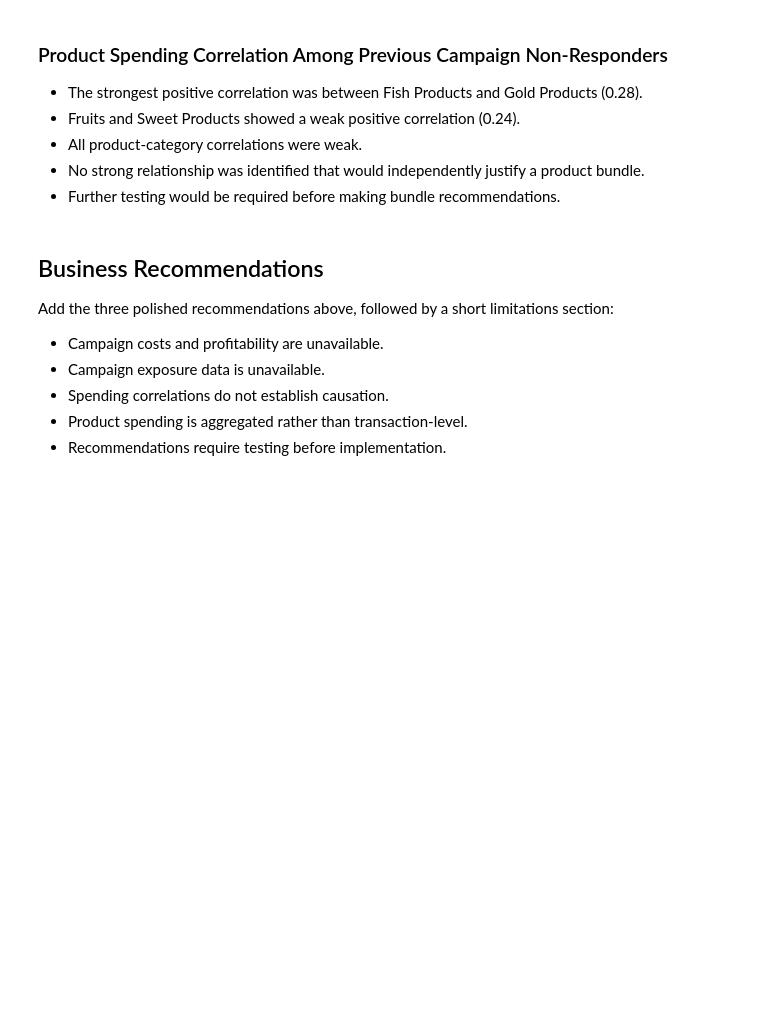
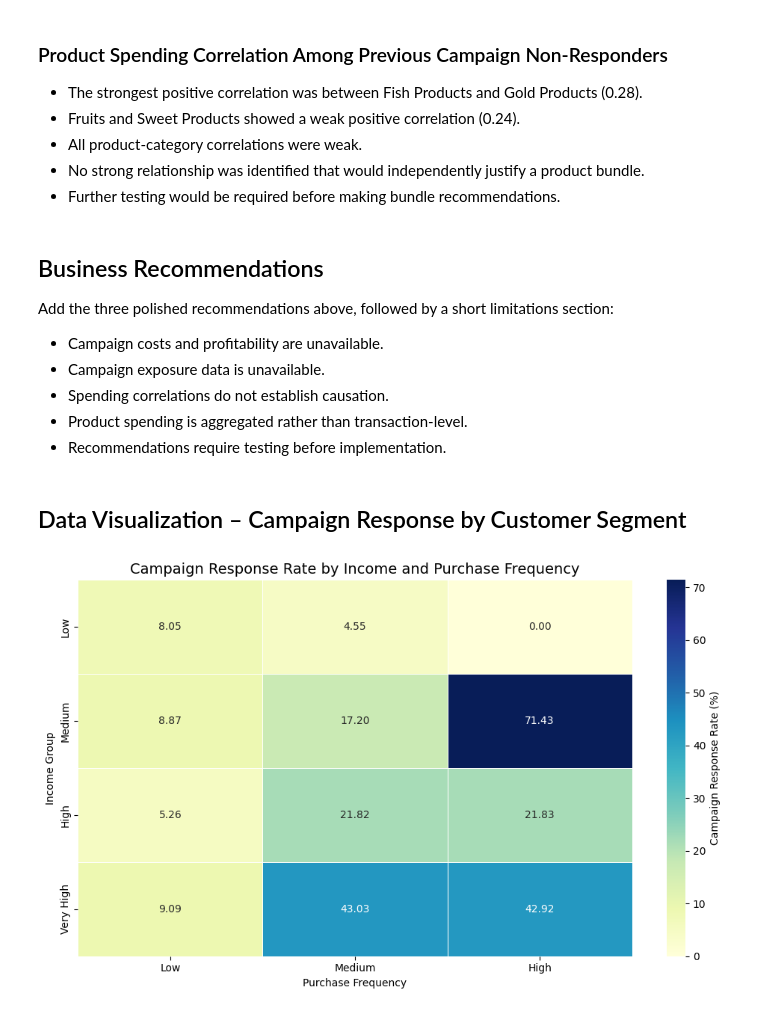
Before and after one commit to nikhitawandhare-data/marketing-campaign-eda., a Jupyter notebook: notebook/Marketing_Campaign_EDA.ipynb, the cells around one changed output. Saved outputs shown, nothing was run; the diff lists cells and outputs as text; code cells hidden in the pictures; blank space fills up the shorter version.

Commit message:
Add campaign response heatmap analysis to notebook

```diff
--- a/notebook/Marketing_Campaign_EDA.ipynb
+++ b/notebook/Marketing_Campaign_EDA.ipynb
@@ -2610,3 +2610,46 @@ Add the three polished recommendations above, followed by a short limitations se
 - Spending correlations do not establish causation.
 - Product spending is aggregated rather than transaction-level.
 - Recommendations require testing before implementation.
+# %% [markdown]
+## Data Visualization – Campaign Response by Customer Segment
+# %%
+import matplotlib.pyplot as plt
+import seaborn as sns
+
+# Convert the analysis into a table for visualization
+response_heatmap = segment_response_analysis[
+    "Response_Rate"
+].unstack()
+
+# Create the heatmap
+plt.figure(figsize=(10, 6))
+
+sns.heatmap(
+    response_heatmap,
+    annot=True,
+    fmt=".2f",
+    cmap="YlGnBu",
+    linewidths=0.5,
+    cbar_kws={"label": "Campaign Response Rate (%)"}
+)
+
+plt.title(
+    "Campaign Response Rate by Income and Purchase Frequency",
+    fontsize=14
+)
+
+plt.xlabel("Purchase Frequency")
+plt.ylabel("Income Group")
+
+plt.tight_layout()
+
+# Save chart for GitHub
+plt.savefig(
+    "campaign_response_heatmap.png",
+    dpi=300,
+    bbox_inches="tight"
+)
+
+plt.show()
+# %% [output]
+[figure, added]
```
